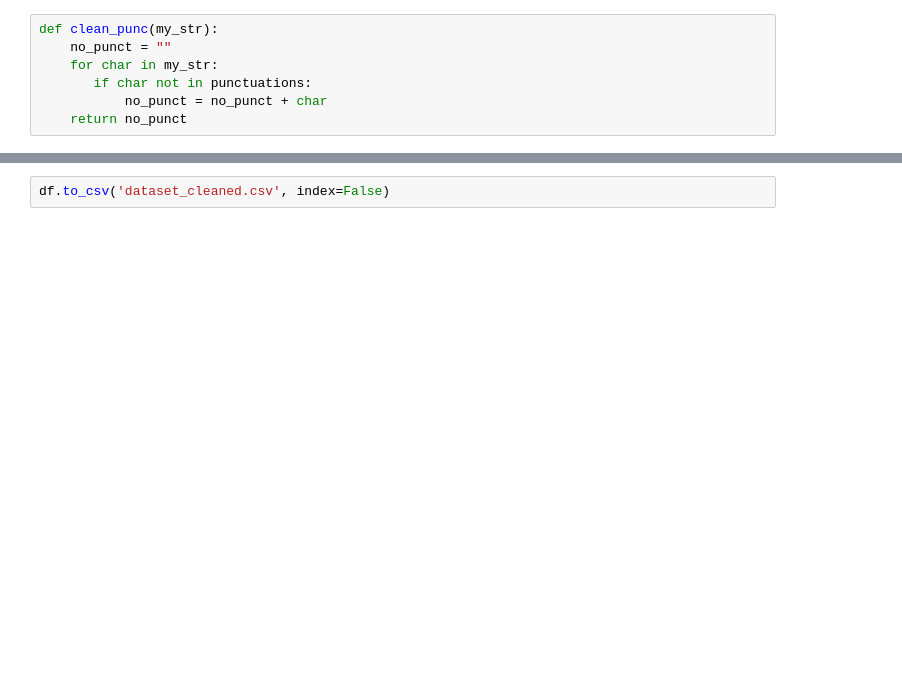
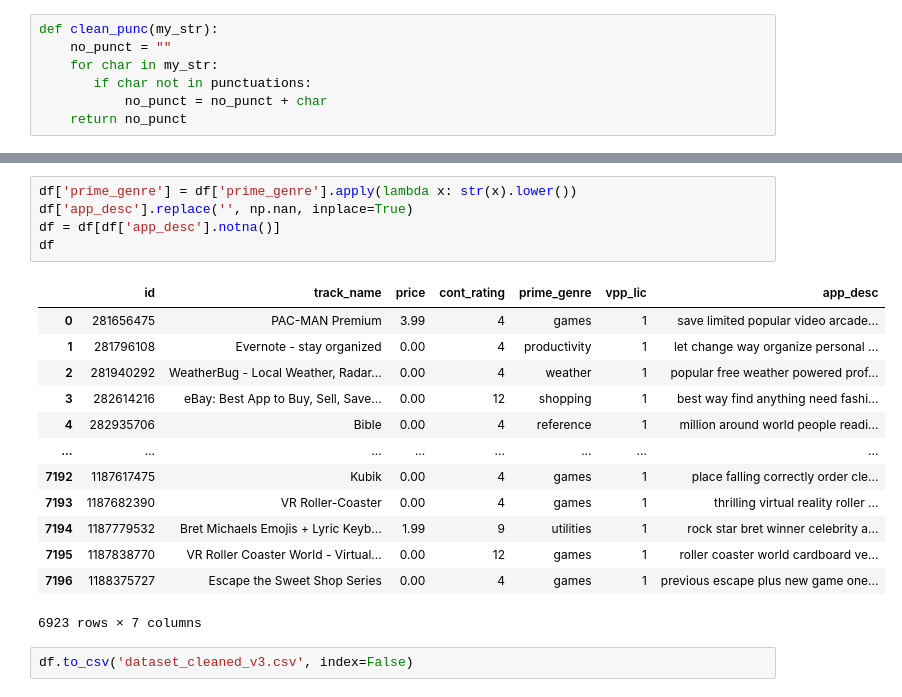
Before and after one commit to forderation/computer-reasoning, a Jupyter notebook: cleaning.ipynb, the cells around one changed output, grey strips where cells are left out. Drawn from its saved outputs; the diff is of its cells as text; blank space fills up the shorter version.

```diff
--- a/cleaning.ipynb
+++ b/cleaning.ipynb
@@ -175,3 +203,22 @@ df
 7197 rows × 7 columns
+# %%
+df['prime_genre'] = df['prime_genre'].apply(lambda x: str(x).lower())
+df['app_desc'].replace('', np.nan, inplace=True)
+df = df[df['app_desc'].notna()]
+df
+# %% [output]
+|  | id | track_name | price | cont_rating | prime_genre | vpp_lic | app_desc |
+| 0 | 281656475 | PAC-MAN Premium | 3.99 | 4 | games | 1 | save limited popular video arcade... |
+| 1 | 281796108 | Evernote - stay organized | 0.00 | 4 | productivity | 1 | let change way organize personal ... |
+| 2 | 281940292 | WeatherBug - Local Weather, Radar... | 0.00 | 4 | weather | 1 | popular free weather powered prof... |
+| 3 | 282614216 | eBay: Best App to Buy, Sell, Save... | 0.00 | 12 | shopping | 1 | best way find anything need fashi... |
+| 4 | 282935706 | Bible | 0.00 | 4 | reference | 1 | million around world people readi... |
+| ... | ... | ... | ... | ... | ... | ... | ... |
+| 7192 | 1187617475 | Kubik | 0.00 | 4 | games | 1 | place falling correctly order cle... |
+| 7193 | 1187682390 | VR Roller-Coaster | 0.00 | 4 | games | 1 | thrilling virtual reality roller ... |
+| 7194 | 1187779532 | Bret Michaels Emojis + Lyric Keyb... | 1.99 | 9 | utilities | 1 | rock star bret winner celebrity a... |
+| 7195 | 1187838770 | VR Roller Coaster World - Virtual... | 0.00 | 12 | games | 1 | roller coaster world cardboard ve... |
+| 7196 | 1188375727 | Escape the Sweet Shop Series | 0.00 | 4 | games | 1 | previous escape plus new game one... |
+6923 rows × 7 columns
 # %%
-df.to_csv('dataset_cleaned.csv', index=False)
+df.to_csv('dataset_cleaned_v3.csv', index=False)
```
Also changed, not shown: parts of 5 cells of this notebook, 4 other files.
